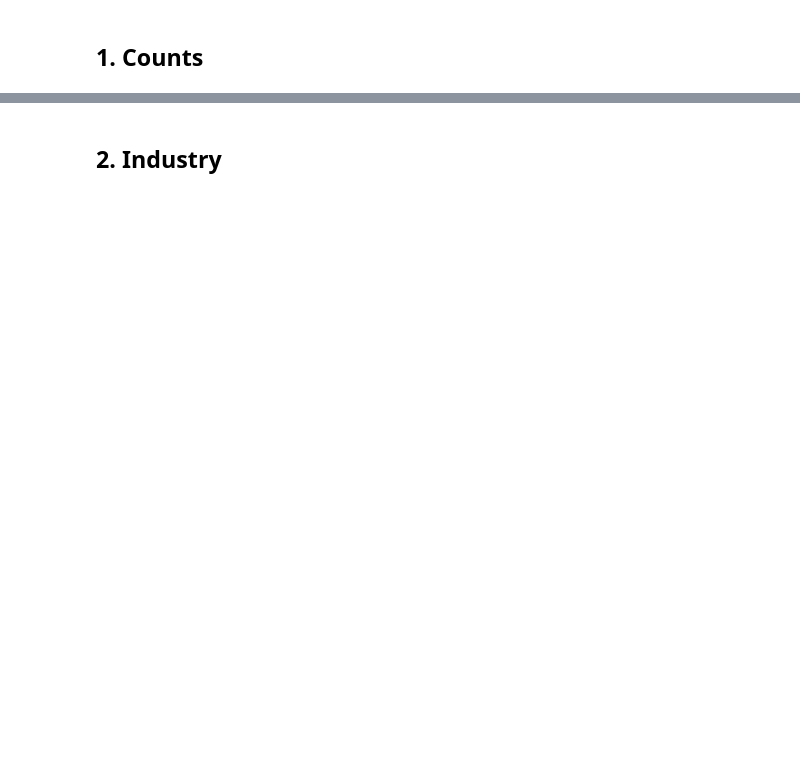
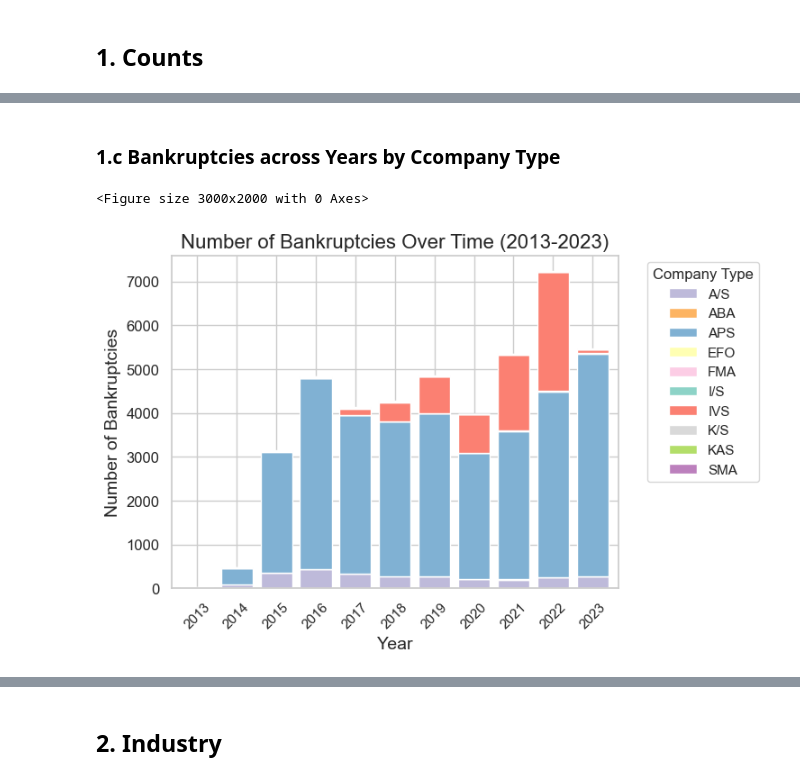
Before and after one commit to annabramsloew/company2vec, a Jupyter notebook: Notebooks/exploratory_analysis.ipynb, the cells around one changed output, grey strips where cells are left out. Cells and saved outputs as stored; diff of their text form; code cells hidden in the pictures; blank space fills up the shorter version.

```diff
--- a/Notebooks/exploratory_analysis.ipynb
+++ b/Notebooks/exploratory_analysis.ipynb
@@ -119,4 +84,6 @@ data.loc[data.CVR == 20853786][['CVR', 'PublicationDate', 'ProfitLoss', 'Assets'
 registration_folder = DATA_ROOT / "Tables" / "Registrations"
 registration_files = [file for file in os.listdir(registration_folder) if file.endswith('.csv')]
 registrations = pd.concat([pd.read_csv(os.path.join(registration_folder, file), index_col=0) for file in registration_files])
+industries = registrations.loc[registrations.ChangeType == 'Industry']
+company_types = registrations.loc[registrations.ChangeType == 'CompanyType']
 registrations = registrations.loc[registrations.ChangeType == 'Status']
@@ -219,0 +206,2 @@ tensor([5., 5., 5., 5., 5., 5., 5., 5., 5., 5.], dtype=torch.float64)
+# %% [markdown]
+### 1.c Bankruptcies across Years by Ccompany Type
@@ -219,0 +220,41 @@ tensor([5., 5., 5., 5., 5., 5., 5., 5., 5., 5.], dtype=torch.float64)
+# %%
+# Define a fixed color library for the company types using sns Set2 palette
+color_palette = sns.color_palette("Set3", n_colors=10)
+
+color_library = {
+    'I/S': color_palette[0],  # First color in Set2
+    'EFO': color_palette[1],  # Second color in Set2
+    'A/S': color_palette[2],  # Third color in Set2
+    'IVS': color_palette[3],  # Fourth color in Set2
+    'APS': color_palette[4],  # Fifth color in Set2
+    'ABA': color_palette[5],  # Sixth color in Set2
+    'KAS': color_palette[6],  # Seventh color in Set2
+    'FMA': color_palette[7],  # Eighth color in Set2
+    'K/S': color_palette[8],  # Ninth color in Set2
+    'SMA': color_palette[9],  # Tenth color in Set2
+}
+# %%
+# Create a pivot table to get counts of each company type per year
+stacked_data = df_bank_comp.pivot_table(index='year', columns='company_type', aggfunc='size', fill_value=0)
+
+# Match the color library with the company types in the dataset
+colors = [color_library.get(c, '#1f77b4') for c in stacked_data.columns]
+
+# Plot as a stacked bar chart
+plt.figure(figsize=(30, 20))
+ax = stacked_data.plot(kind='bar', stacked=True, color=colors, width=0.8)
+
+# Set titles and labels
+plt.title('Number of Bankruptcies Over Time (2013-2023)', fontsize=16)
+plt.xlabel('Year', fontsize=14)
+plt.ylabel('Number of Bankruptcies', fontsize=14)
+plt.xticks(rotation=45)
+plt.yticks(fontsize=12)
+
+# Move the legend outside the plot
+plt.legend(title='Company Type', bbox_to_anchor=(1.05, 1), loc='upper left')
+#plt.tight_layout()  # Adjust layout to make room for the legend
+plt.show()
+# %% [output]
+<Figure size 3000x2000 with 0 Axes>
+[figure, added]
```
Also changed, not shown: parts of 83 cells of this notebook.
